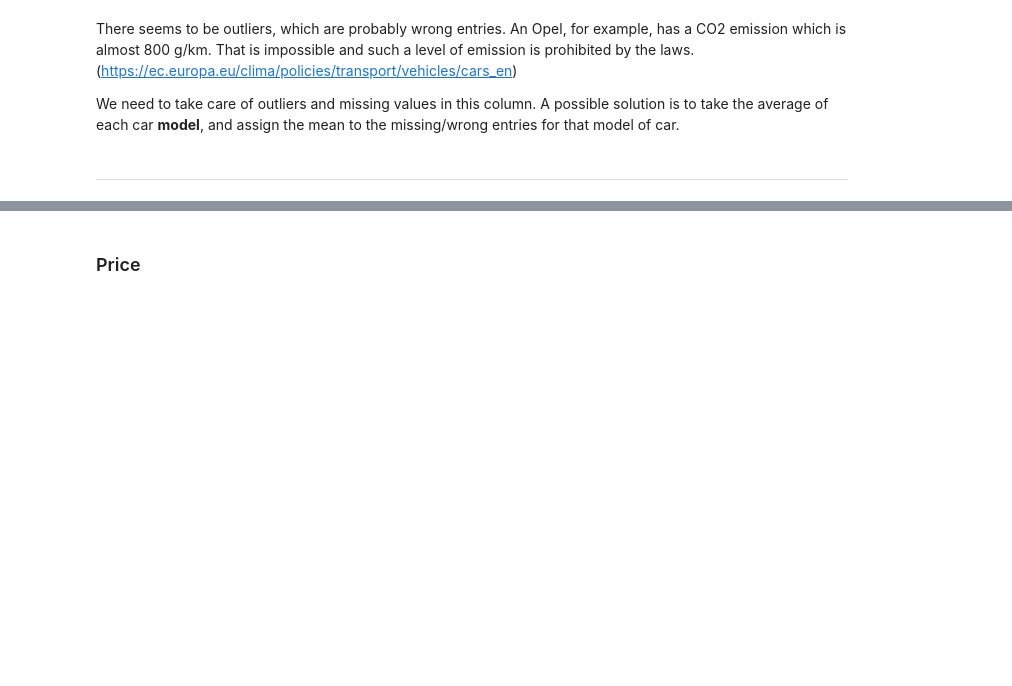
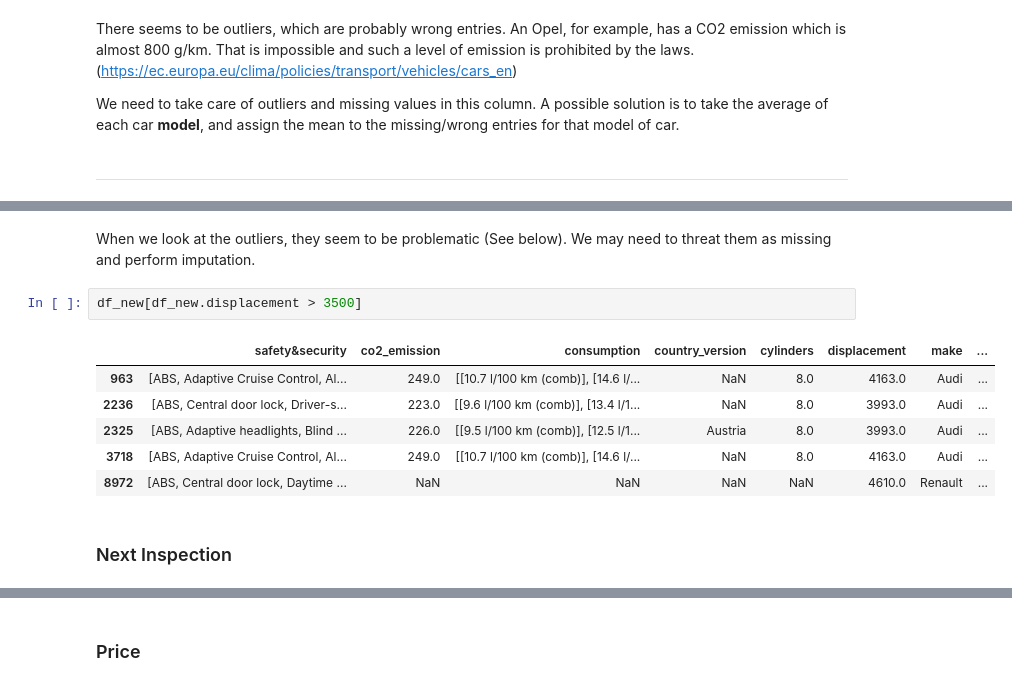
Before and after one commit to kaymal/price-prediction, a Jupyter notebook: trgt/data-cleansing/t-data-cleansing.ipynb, the cells around one changed output, grey strips where cells are left out. Saved outputs shown, nothing was run; the diff lists cells and outputs as text; blank space fills up the shorter version.

```diff
--- a/trgt/data-cleansing/t-data-cleansing.ipynb
+++ b/trgt/data-cleansing/t-data-cleansing.ipynb
@@ -856,0 +1033,13 @@ We need to take care of outliers and missing values in this column. A possible s
+# %% [markdown]
+When we look at the outliers, they seem to be problematic (See below). We may need to threat them as missing and perform imputation.
+# %%
+df_new[df_new.displacement > 3500]
+# %% [output]
+|  | safety&security | co2_emission | consumption | country_version | cylinders | displacement | make | ... |
+| 963 | [ABS, Adaptive Cruise Control, Al... | 249.0 | [[10.7 l/100 km (comb)], [14.6 l/... | NaN | 8.0 | 4163.0 | Audi | ... |
+| 2236 | [ABS, Central door lock, Driver-s... | 223.0 | [[9.6 l/100 km (comb)], [13.4 l/1... | NaN | 8.0 | 3993.0 | Audi | ... |
+| 2325 | [ABS, Adaptive headlights, Blind ... | 226.0 | [[9.5 l/100 km (comb)], [12.5 l/1... | Austria | 8.0 | 3993.0 | Audi | ... |
+| 3718 | [ABS, Adaptive Cruise Control, Al... | 249.0 | [[10.7 l/100 km (comb)], [14.6 l/... | NaN | 8.0 | 4163.0 | Audi | ... |
+| 8972 | [ABS, Central door lock, Daytime ... | NaN | NaN | NaN | NaN | 4610.0 | Renault | ... |
+# %% [markdown]
+### Next Inspection
```
Also changed, not shown: parts of 47 cells of this notebook.
